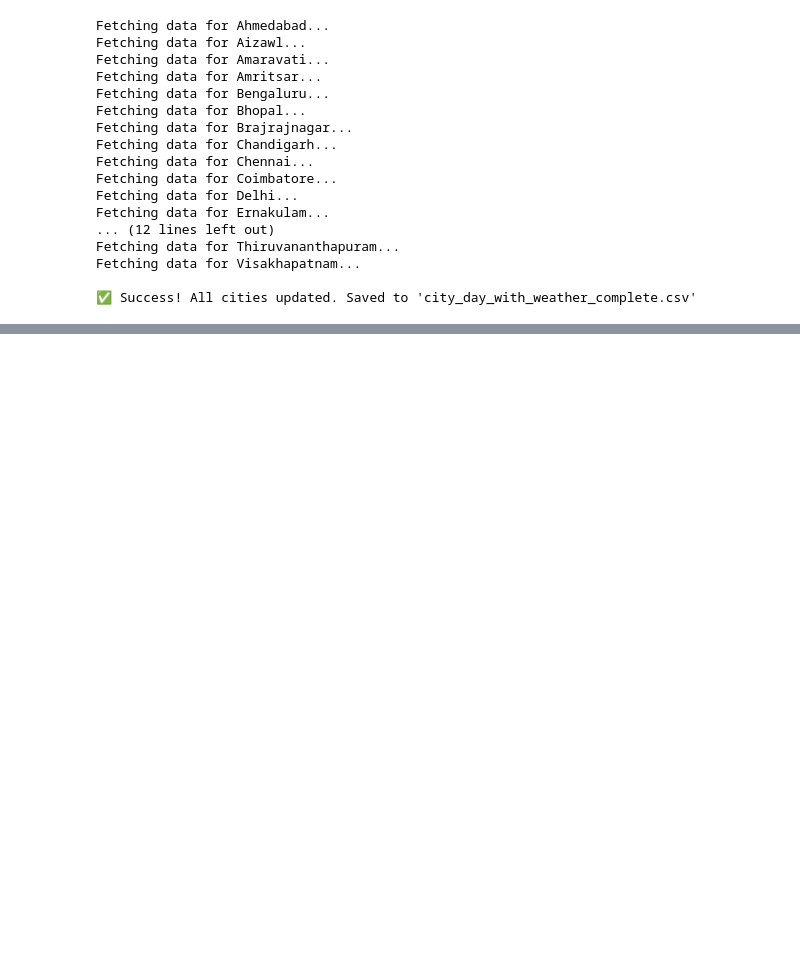
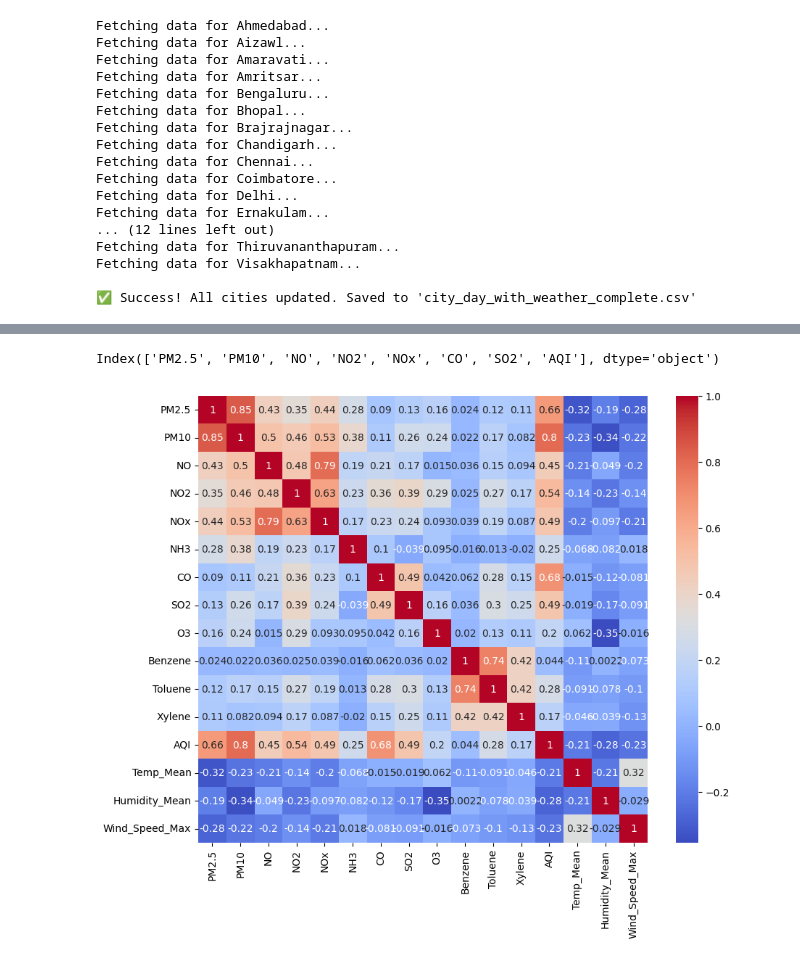
Before and after one commit to PKansakar-afk/ML_Air_Quality_Project, a Jupyter notebook: Air_Quality.ipynb, the cells around one changed output, grey strips where cells are left out. Saved outputs shown, nothing was run; the diff lists cells and outputs as text; code cells hidden in the pictures; blank space fills up the shorter version.

```diff
--- a/Air_Quality.ipynb
+++ b/Air_Quality.ipynb
@@ -186,0 +164,6 @@ memory usage: 3.6+ MB
+# %%
+import numpy as np
+df = pd.read_csv('city_day_with_weather_complete.csv')
+df_numeric = df.select_dtypes(include=np.number)
+
+df_numeric.head()
@@ -186,0 +177,4 @@ memory usage: 3.6+ MB
+# %%
+df_numeric = df.select_dtypes(include=np.number)
+
+df_numeric.head()
@@ -186,0 +188,20 @@ memory usage: 3.6+ MB
+# %%
+corr_matrix = df_numeric.corr()
+corr_matrix['AQI'].sort_values(ascending=False)
+corr_target = corr_matrix['AQI'].abs()
+
+selected_features = corr_target[corr_target > 0.3].index
+selected_features
+# %% [output]
+Index(['PM2.5', 'PM10', 'NO', 'NO2', 'NOx', 'CO', 'SO2', 'AQI'], dtype='object')
+# %%
+X = df_numeric[selected_features]
+y = df_numeric['AQI']
+import matplotlib.pyplot as plt
+import seaborn as sns
+
+plt.figure(figsize=(10,8))
+sns.heatmap(corr_matrix, cmap='coolwarm', annot=True)
+plt.show()
+# %% [output]
+[figure, added]
```
Also changed, not shown: parts of 10 cells of this notebook.
